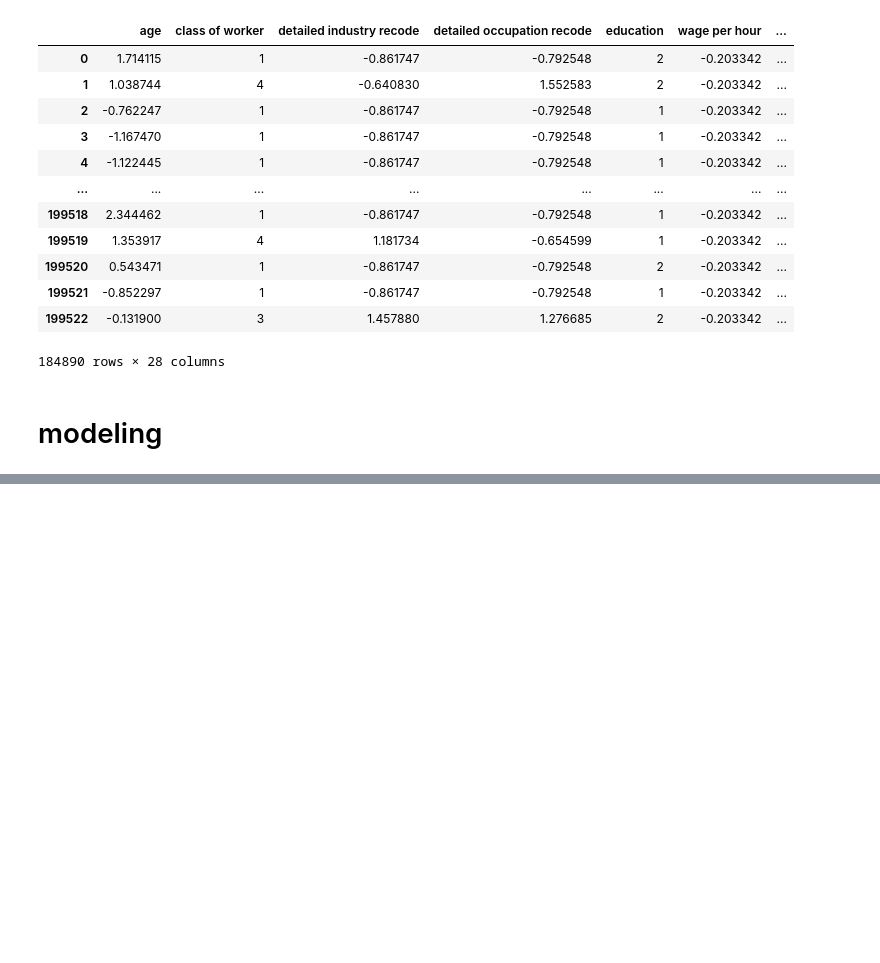
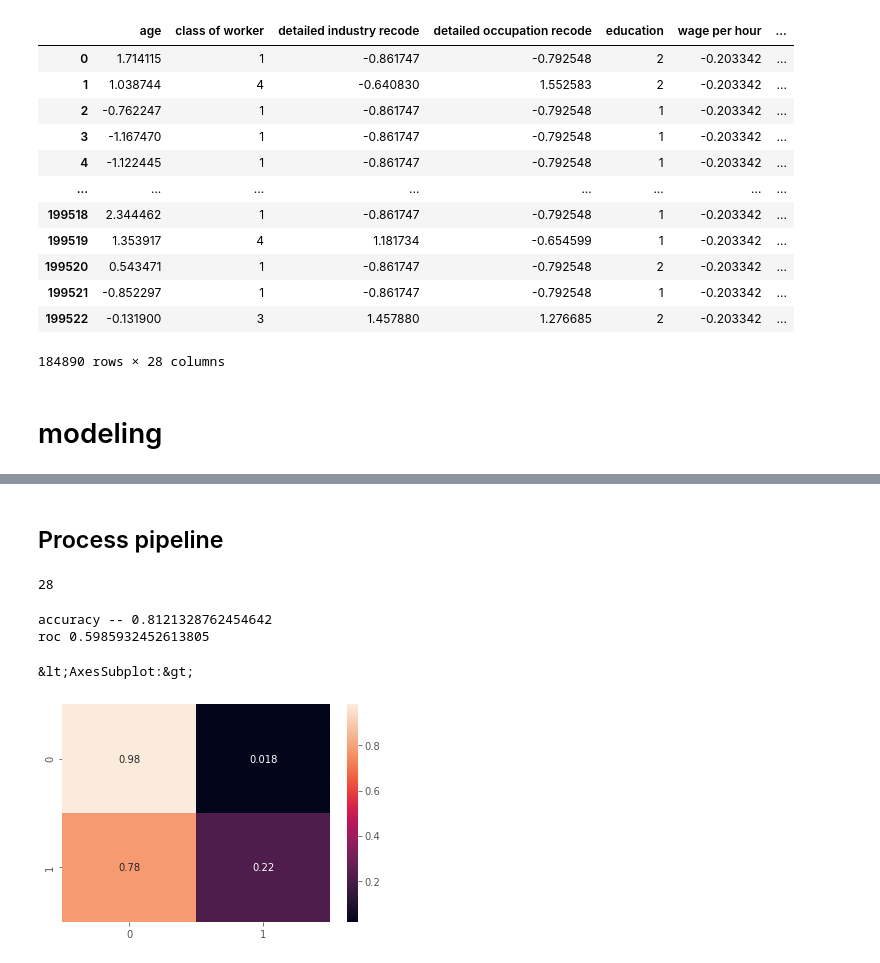
Before and after one commit to hadjigagny93/dataiku-technical-test, a Jupyter notebook: notebooks/temp.ipynb, the cells around one changed output, grey strips where cells are left out. Drawn from its saved outputs; the diff is of its cells as text; code cells hidden in the pictures; blank space fills up the shorter version.

```diff
--- a/notebooks/temp.ipynb
+++ b/notebooks/temp.ipynb
@@ -392,0 +406,2 @@ sns.barplot(x="Value", y="Feature", data=feature_importance.sort_values(by="Valu
+# %% [markdown]
+## Process pipeline
@@ -392,0 +412,31 @@ sns.barplot(x="Value", y="Feature", data=feature_importance.sort_values(by="Valu
+# %%
+len(list(transformed_test_features))
+# %% [output]
+28
+# %%
+# rename columns
+transformed_test_features = transform_features(transformed_test_features.copy(), features_to_transform)
+# detect nan values
+transformed_test_features = transformed_test_features.replace(' ?', np.nan)
+# imputer
+transformed_test_features = imputer_transform(transformed_test_features, categorical_missing_features)
+# labelencoder
+transformed_test_features = label_encoder_transform(transformed_test_features)
+# %%
+real_target = transformed_test_features.target
+test_features = transformed_test_features.drop('target', axis=1)
+# %%
+# run test
+test_instance = Test(test_features, real_target)
+# get result
+result = test_instance.predict()
+# %%
+accuracy, roc, confusion_matrix = result.values()
+print("accuracy -- {}".format(accuracy))
+print("roc {}".format(roc))
+sns.heatmap(confusion_matrix, annot=True)
+# %% [output]
+accuracy -- 0.8121328762454642
+roc 0.5985932452613805
+&lt;AxesSubplot:&gt;
+[figure, added]
```
Also changed, not shown: parts of 15 cells of this notebook, 6 other files.
